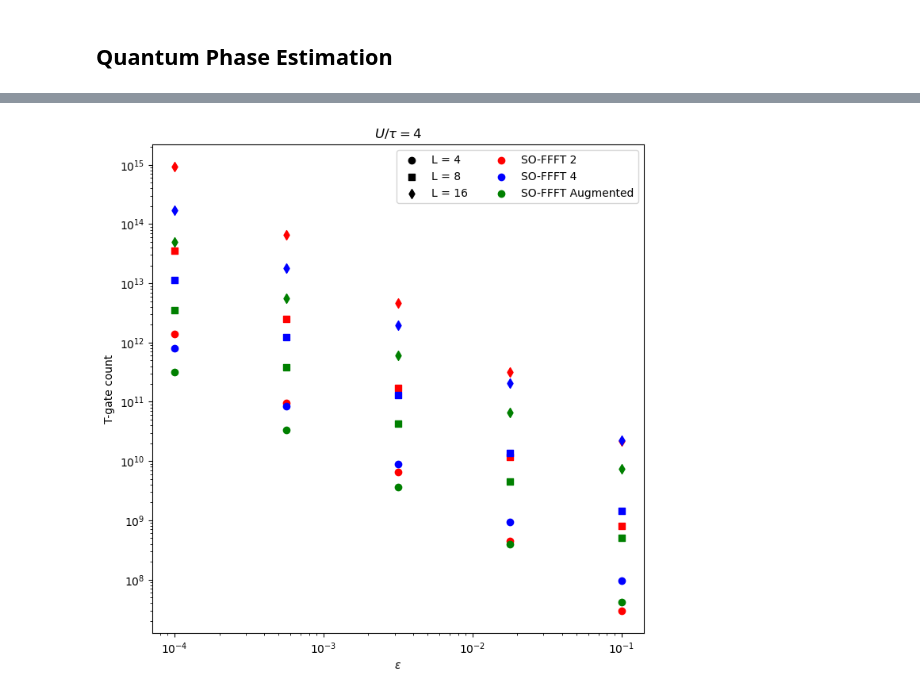
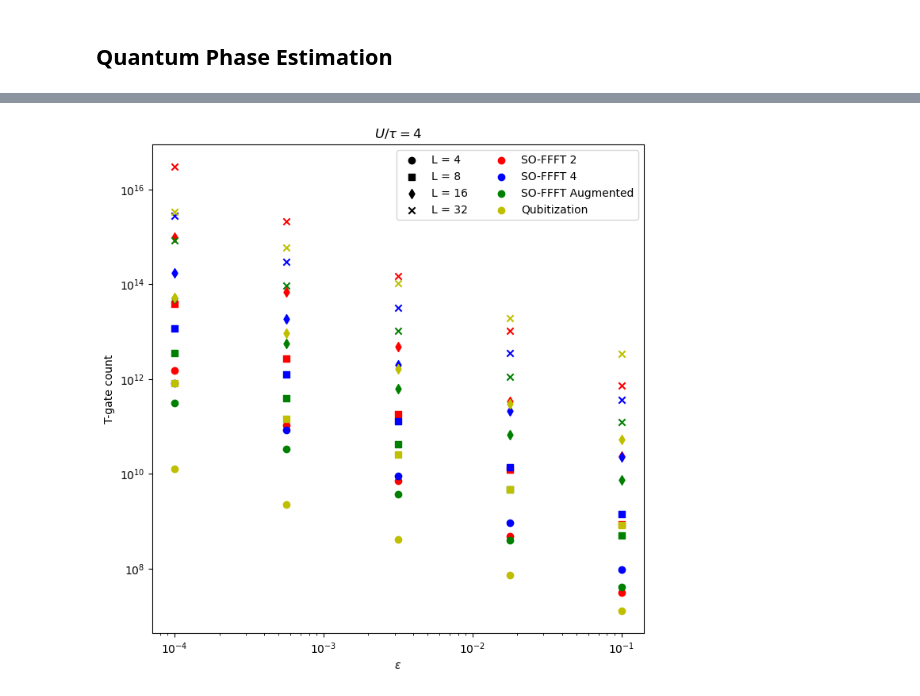
Before and after one commit to BjornTCC/lie-trotterization, a Jupyter notebook: split_FFFT.ipynb, the cells around one changed output, grey strips where cells are left out. Saved outputs shown, nothing was run; the diff lists cells and outputs as text; code cells hidden in the pictures.

```diff
--- a/split_FFFT.ipynb
+++ b/split_FFFT.ipynb
@@ -326,19 +350,18 @@ x = 0.01
 t = 10
 logeps_list = np.linspace(-3, -1, 5)
 eps_list = np.pow(10, logeps_list)
-Ls = [4, 8, 16]
+Ls = [4, 8, 16, 32]
 
 colors = ['r', 'b', 'g']
-marker_styles = ['o', 's', 'd']
+marker_styles = ['o', 's', 'd', 'x']
 comp_strats = ["SO-FFFT 2", "SO-FFFT 4", "SO-FFFT Augmented"]
 
 fig, ax = plt.subplots(figsize = (8, 8))
 
+for L, marker in zip(Ls, marker_styles):
+    ax.scatter([],[], c = "k", marker = marker, label = f"L = {L}")
 for strat, color in zip(comp_strats, colors):
     ax.scatter([],[], c = color, marker = "o", label = strat)
-
-for L, marker in zip(Ls, marker_styles):
-    ax.scatter([],[], c = "k", marker = marker, label = f"L = {L}")
 
 ax.set_xscale("log")
 ax.set_yscale("log")
@@ -370,19 +393,19 @@ for gate_gen, color, comp_strat in zip(gate_gens_1, colors, comp_strats):
 logts = np.linspace(0, 2, 5)
 ts = np.pow(10, logts)
 eps = 0.01
-Ls = [4, 8, 16]
+Ls = [4, 8, 16, 32]
 
 colors = ['r', 'b', 'g']
-marker_styles = ['o', 's', 'd']
+marker_styles = ['o', 's', 'd', 'x']
 comp_strats = ["SO-FFFT 2", "SO-FFFT 4", "SO-FFFT Augmented"]
 
 fig, ax = plt.subplots(figsize = (8, 8))
 
+for L, marker in zip(Ls, marker_styles):
+    ax.scatter([],[], c = "k", marker = marker, label = f"L = {L}")
 for strat, color in zip(comp_strats, colors):
     ax.scatter([],[], c = color, marker = "o", label = strat)
 
-for L, marker in zip(Ls, marker_styles):
-    ax.scatter([],[], c = "k", marker = marker, label = f"L = {L}")
 
 ax.set_xscale("log")
 ax.set_yscale("log")
@@ -476,41 +502,44 @@ SO-FFFT 4
 # %%
 logeps_list = np.linspace(-4, -1, 5)
 eps_list = np.pow(10, logeps_list)
-Ls = [4, 8, 16]
+Ls = [4, 8, 16, 32]
 
-colors = ['r', 'b', 'g']
-marker_styles = ['o', 's', 'd']
-comp_strats = ["SO-FFFT 2", "SO-FFFT 4", "SO-FFFT Augmented"]
+colors = ['r', 'b', 'g', 'y']
+marker_styles = ['o', 's', 'd' ,'x']
+comp_strats = ["SO-FFFT 2", "SO-FFFT 4", "SO-FFFT Augmented", "Qubitization"]
 
 fig, ax = plt.subplots(figsize = (8, 8))
 
 for L, marker in zip(Ls, marker_styles):
     ax.scatter([],[], c = "k", marker = marker, label = f"L = {L}")
 for strat, color in zip(comp_strats, colors):
     ax.scatter([],[], c = color, marker = "o", label = strat)
 
 ax.set_xscale("log")
 ax.set_yscale("log")
 ax.legend(ncol = 2)
 ax.set_xlabel(rf"$\varepsilon$")
 ax.set_ylabel(f"T-gate count")
 ax.legend(ncol = 2)
 ax.set_title(rf"$U / \tau = {U}$")
 
-for gate_gen, color, comp_strat in zip(gate_gens_2, colors, comp_strats):
+for gate_gen, color, comp_strat in zip(gate_gens_2 + ["_"], colors, comp_strats):
     for L, marker_style in zip(Ls, marker_styles):
-        t_gates, u_gates = gate_gen(int(np.log2(L)), D)
-        dcts = [adaptive_phase_estimation_resources(
-            e,
-            t_gates,
-            unitary_gates=u_gates,
-            unitary_error_coefficients=get_error_coefficients(L, D, U, tau, comp_strat, False),
-            x=x,
-            synthesize_rotation_with="RUS"
-        )
-            for e in eps_list
-               ]
-        ys = [dict_to_t_count(d) for d in dcts]
+        if comp_strat == "Qubitization":
+            ys = [qubitization_t_count_3d(e, L**3) for e in eps_list]
+        else:
+            t_gates, u_gates = gate_gen(int(np.log2(L)), D)
+            dcts = [adaptive_phase_estimation_resources(
+                e,
+                t_gates,
+                unitary_gates=u_gates,
+                unitary_error_coefficients=get_error_coefficients(L, D, U, tau, comp_strat, False),
+                x=x,
+                synthesize_rotation_with="RUS"
+            )
+                for e in eps_list
+                   ]
+            ys = [dict_to_t_count(d) for d in dcts]
         ax.scatter(eps_list, ys, marker = marker_style, c = color)
 # %% [output]
-[figure, old version]
+[figure, new version]
```
Also changed, not shown: parts of 10 cells of this notebook, 1 other file.
